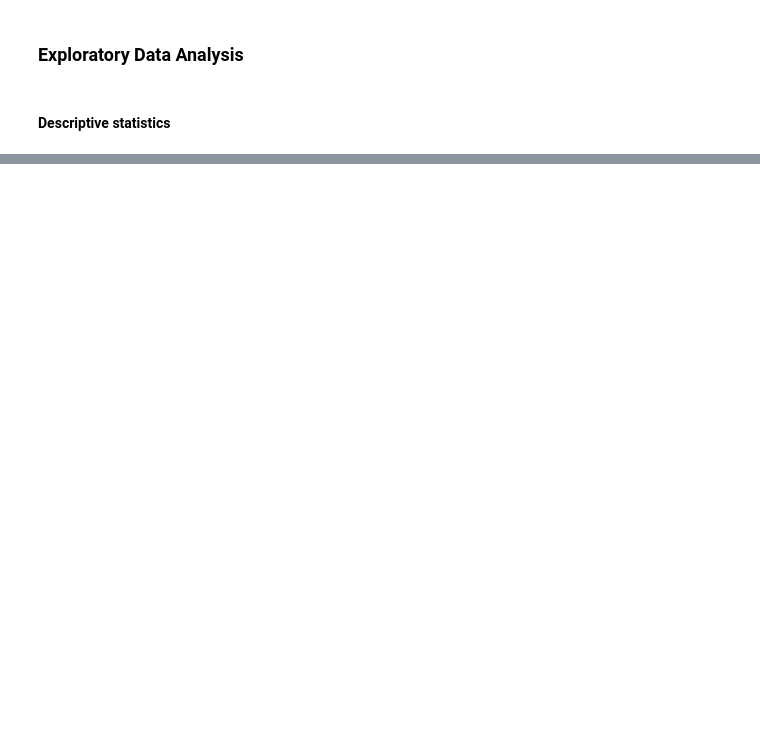
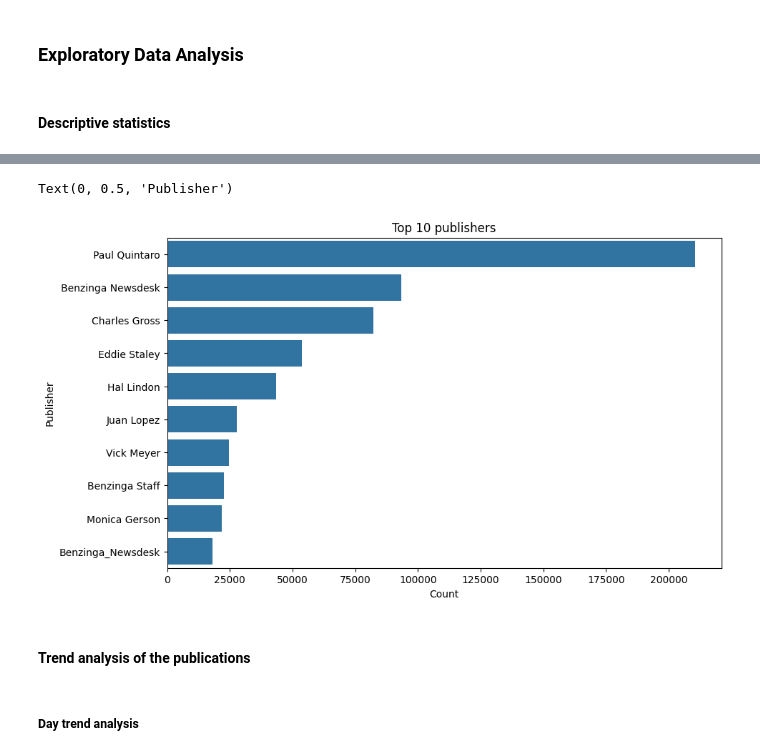
Before and after one commit to Cabrel17/Financial_news_sentiment_analysis, a Jupyter notebook: notebooks/Exploratory_data_analysis.ipynb, the cells around one changed output, grey strips where cells are left out. Saved outputs shown, nothing was run; the diff lists cells and outputs as text; code cells hidden in the pictures; blank space fills up the shorter version.

```diff
--- a/notebooks/Exploratory_data_analysis.ipynb
+++ b/notebooks/Exploratory_data_analysis.ipynb
@@ -83,0 +76,10 @@ Name: publisher, Length: 1034, dtype: int64
+# %%
+# To access to the real number of articles per publisher, we need to drop duplicates on subset
+# columns "headline" and "publisher"
+df_clean = df.drop_duplicates(subset=["headline","publisher"])
+# %%
+stats_publisher = df_clean["publisher"].value_counts()
+stats_publisher = stats_publisher.reset_index()
+stats_publisher.columns = ["publisher","count"]
+top_publishers = stats_publisher.head(10)
+top_publishers
@@ -83,0 +98,14 @@ Name: publisher, Length: 1034, dtype: int64
+# %%
+# Graph of the top 10 publishers
+plt.figure(figsize=(10,6))
+sns.barplot(x="count",y="publisher",data=top_publishers)
+plt.title("Top 10 publishers")
+plt.xlabel("Count")
+plt.ylabel("Publisher")
+# %% [output]
+Text(0, 0.5, 'Publisher')
+[figure, added]
+# %% [markdown]
+#### Trend analysis of the publications
+# %% [markdown]
+##### Day trend analysis
```
Also changed, not shown: parts of 10 cells of this notebook.
